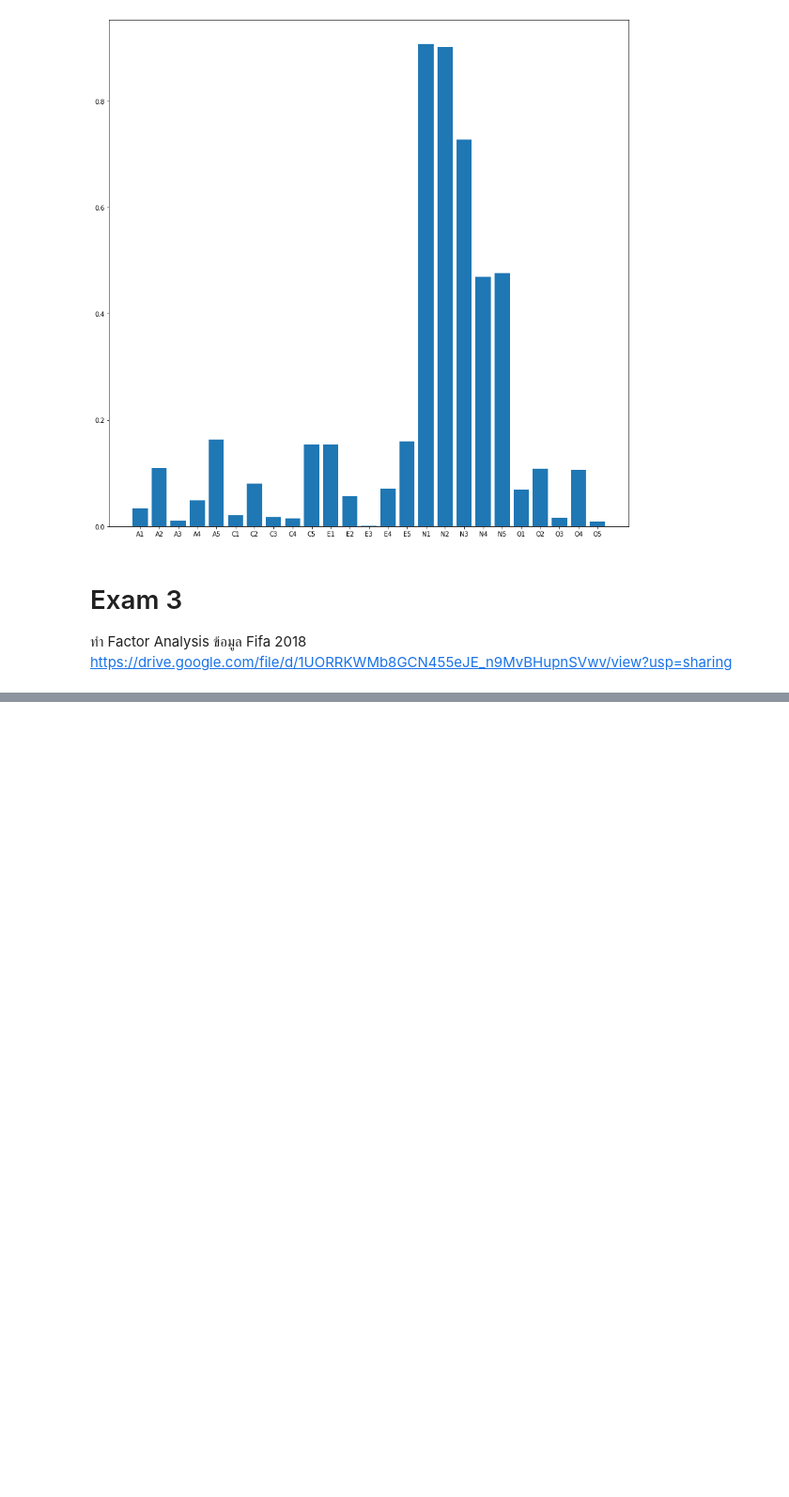
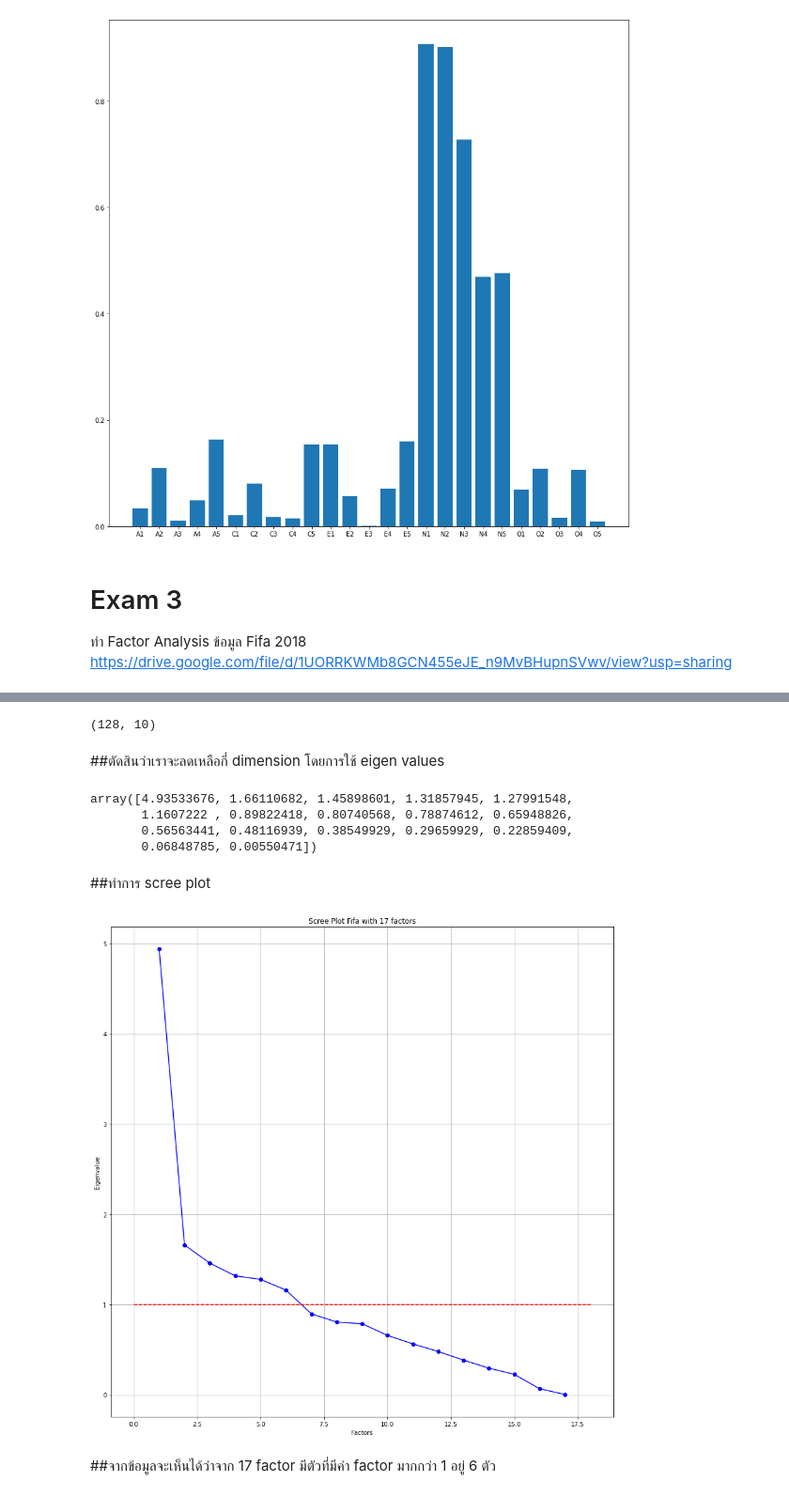
Before and after one commit to Benza1611/Multivariate, a Jupyter notebook: Chapter_5_Factor_Analysis.ipynb, the cells around one changed output, grey strips where cells are left out. Shown at 94% size. Cells and saved outputs as stored; diff of their text form; code cells hidden in the pictures; blank space fills up the shorter version.

```diff
--- a/Chapter_5_Factor_Analysis.ipynb
+++ b/Chapter_5_Factor_Analysis.ipynb
@@ -228,0 +252,3 @@ https://drive.google.com/file/d/1UORRKWMb8GCN455eJE_n9MvBHupnSVwv/view?usp=shari
+# %%
+fifa_drop = fifa.iloc[:,3:20]
+fifa_drop
@@ -228,0 +307,32 @@ https://drive.google.com/file/d/1UORRKWMb8GCN455eJE_n9MvBHupnSVwv/view?usp=shari
+# %%
+fi_fa = FactorAnalyzer(n_factors=10)
+# %%
+data_fi_fa = fi_fa.fit_transform(fifa_drop)
+# %%
+data_fi_fa.shape
+# %% [output]
+(128, 10)
+# %% [markdown]
+##ตัดสินว่าเราจะลดเหลือกี่ dimension โดยการใช้ eigen values
+# %%
+ev,v = fi_fa.get_eigenvalues()
+ev
+# %% [output]
+array([4.93533676, 1.66110682, 1.45898601, 1.31857945, 1.27991548,
+       1.1607222 , 0.89822418, 0.80740568, 0.78874612, 0.65948826,
+       0.56563441, 0.48116939, 0.38549929, 0.29659929, 0.22859409,
+       0.06848785, 0.00550471])
+# %% [markdown]
+##ทำการ scree plot
+# %%
+plt.plot(range(1,fifa_drop.shape[1]+1),ev,'bo-')
+plt.plot([0,fifa_drop.shape[1]+1],[1,1],'r--')
+plt.title('Scree Plot Fifa with 17 factors')
+plt.xlabel('Factors')
+plt.ylabel('Eigenvalue')
+plt.grid()
+plt.show()
+# %% [output]
+[figure, added]
+# %% [markdown]
+##จากข้อมูลจะเห็นได้ว่าจาก 17 factor มีตัวที่มีค่า factor มากกว่า 1 อยู่ 6 ตัว
```
Also changed, not shown: parts of 30 cells of this notebook.
